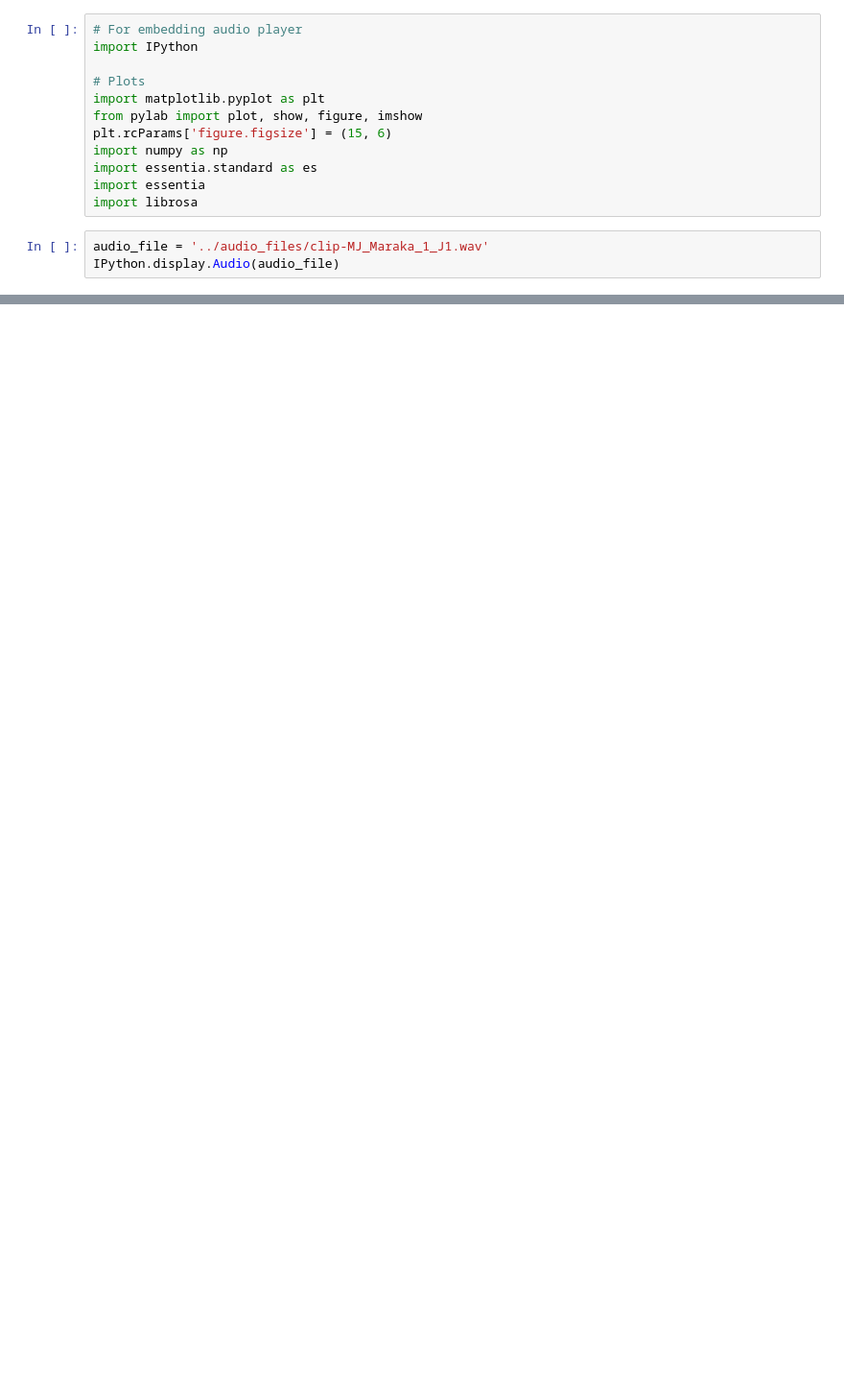
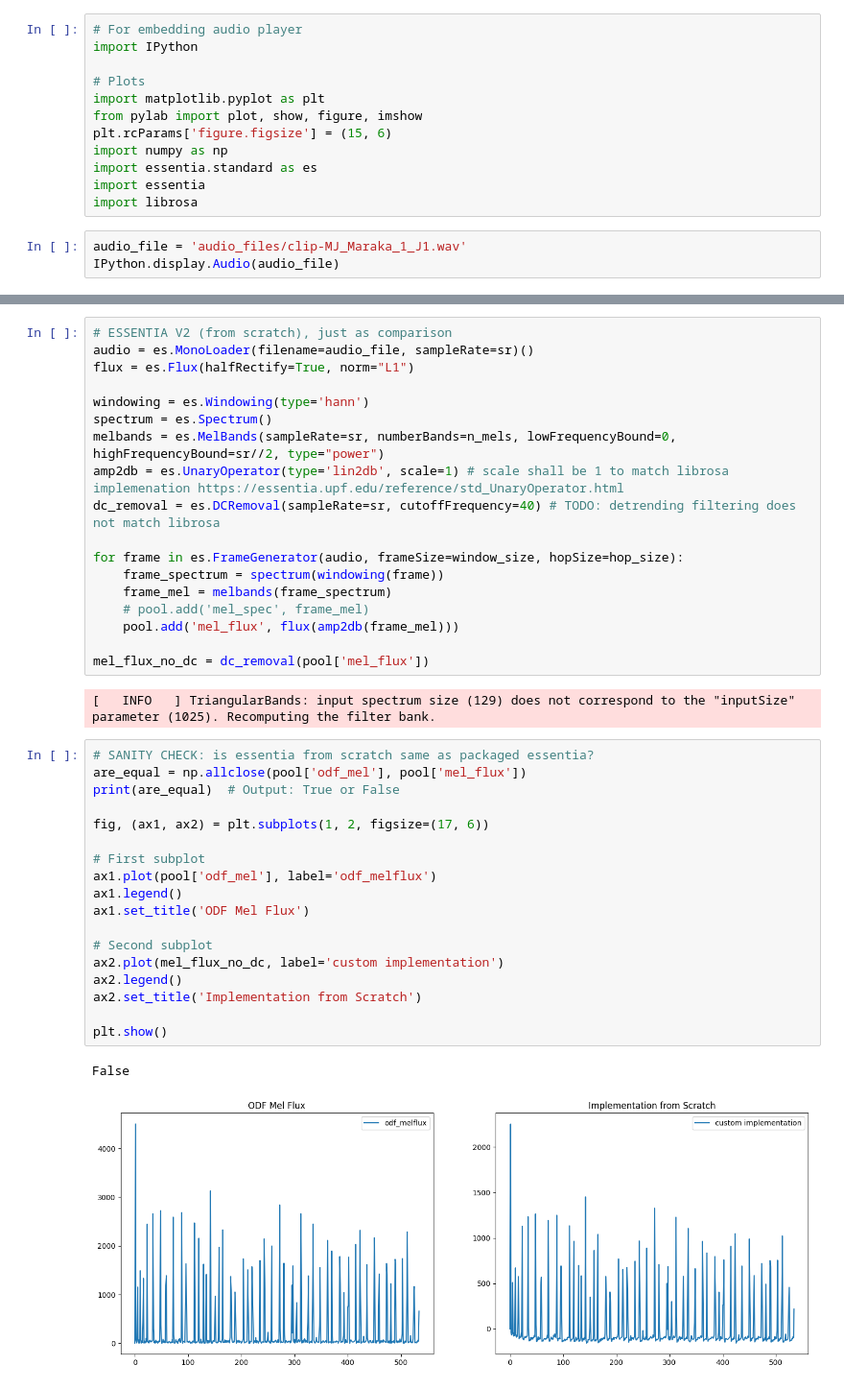
Before and after one commit to Masetto96/rhythmic-pattern-analysis, a Jupyter notebook: essentia_vs_librosa.ipynb, the cells around one changed output, grey strips where cells are left out. Shown at 96% size. Saved outputs shown, nothing was run; the diff lists cells and outputs as text; blank space fills up the shorter version.

```diff
--- a/demo_notebooks/essentia_vs_librosa.ipynb
+++ b/essentia_vs_librosa.ipynb
@@ -11,7 +11,7 @@ import essentia.standard as es
 import essentia
 import librosa
 # %%
-audio_file = '../audio_files/clip-MJ_Maraka_1_J1.wav'
+audio_file = 'audio_files/clip-MJ_Maraka_1_J1.wav'
 IPython.display.Audio(audio_file)
 # %% [output]
 [interactive output not drawn]
@@ -17,0 +56,41 @@ IPython.display.Audio(audio_file)
+# %%
+# ESSENTIA V2 (from scratch), just as comparison
+audio = es.MonoLoader(filename=audio_file, sampleRate=sr)()
+flux = es.Flux(halfRectify=True, norm="L1")
+
+windowing = es.Windowing(type='hann')
+spectrum = es.Spectrum()
+melbands = es.MelBands(sampleRate=sr, numberBands=n_mels, lowFrequencyBound=0, highFrequencyBound=sr//2, type="power")
+amp2db = es.UnaryOperator(type='lin2db', scale=1) # scale shall be 1 to match librosa implemenation https://essentia.upf.edu/reference/std_UnaryOperator.html
+dc_removal = es.DCRemoval(sampleRate=sr, cutoffFrequency=40) # TODO: detrending filtering does not match librosa
+
+for frame in es.FrameGenerator(audio, frameSize=window_size, hopSize=hop_size):
+    frame_spectrum = spectrum(windowing(frame))
+    frame_mel = melbands(frame_spectrum)
+    # pool.add('mel_spec', frame_mel)
+    pool.add('mel_flux', flux(amp2db(frame_mel)))
+
+mel_flux_no_dc = dc_removal(pool['mel_flux'])
+# %% [output]
+[   INFO   ] TriangularBands: input spectrum size (129) does not correspond to the "inputSize" parameter (1025). Recomputing the filter bank.
+# %%
+# SANITY CHECK: is essentia from scratch same as packaged essentia?
+are_equal = np.allclose(pool['odf_mel'], pool['mel_flux'])
+print(are_equal)  # Output: True or False
+
+fig, (ax1, ax2) = plt.subplots(1, 2, figsize=(17, 6))
+
+# First subplot
+ax1.plot(pool['odf_mel'], label='odf_melflux')
+ax1.legend()
+ax1.set_title('ODF Mel Flux')
+
+# Second subplot
+ax2.plot(mel_flux_no_dc, label='custom implementation')
+ax2.legend()
+ax2.set_title('Implementation from Scratch')
+
+plt.show()
+# %% [output]
+False
+[figure, added]
```
Also changed, not shown: parts of 13 cells of this notebook.
